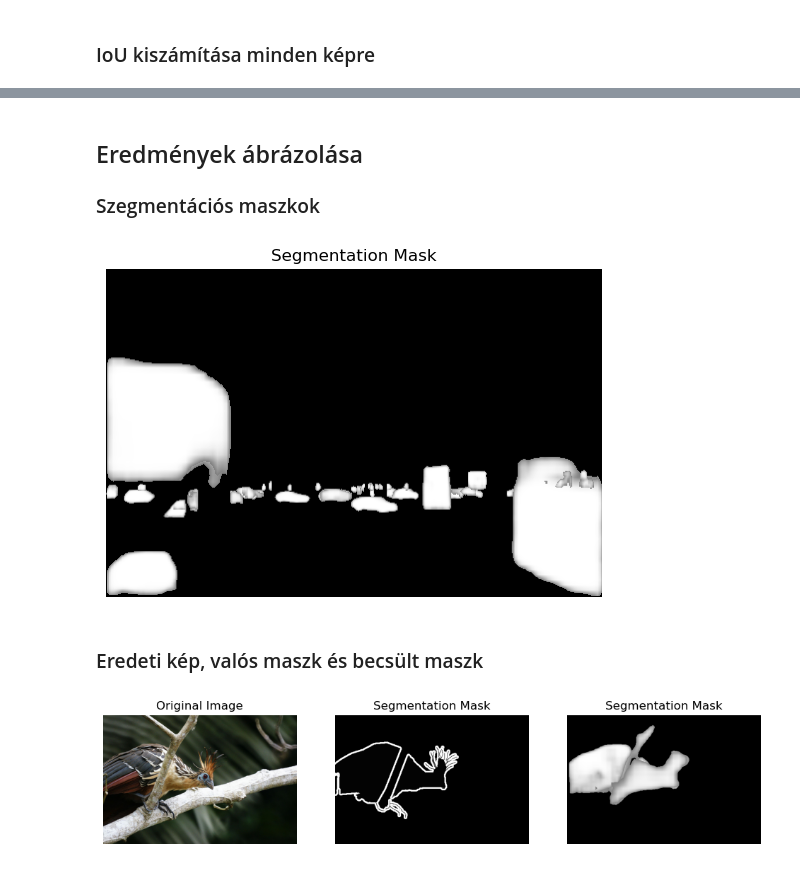
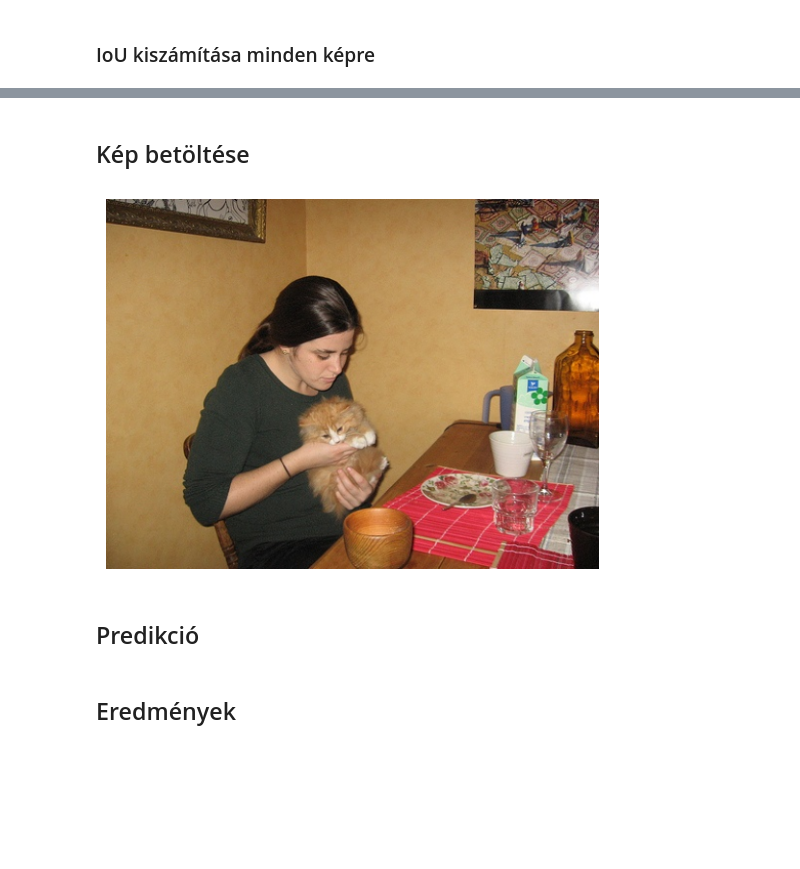
Before and after one commit to basictask/Intelligencia, a Jupyter notebook: 9_instance/code/9_code.ipynb, the cells around one changed output, grey strips where cells are left out. Saved outputs shown, nothing was run; the diff lists cells and outputs as text; code cells hidden in the pictures; blank space fills up the shorter version.

```diff
--- a/9_instance/code/9_code.ipynb
+++ b/9_instance/code/9_code.ipynb
@@ -130,0 +258,17 @@ print(f"Átlagos IoU: {round(average_iou * 100, 2)}%")
+# %% [markdown]
+## Kép betöltése
+# %%
+idx = 74
+base_dir = './data/VOCdevkit/VOC2012/JPEGImages/'
+filepath = os.path.join(base_dir, sorted(os.listdir(base_dir))[idx])
+img = cv2.imread(filepath)
+img = img[:, :, ::-1]
+img = imutils.resize(img, width=512)
+
+plt.imshow(img)
+plt.axis('off')
+plt.show()
+# %% [output]
+[figure, added]
+# %% [markdown]
+## Predikció
@@ -131,42 +286,2 @@ print(f"Átlagos IoU: {round(average_iou * 100, 2)}%")
 # %% [markdown]
-## Eredmények ábrázolása
-### Szegmentációs maszkok
+## Eredmények
-# %%
-# Extract the first mask
-test_mask = merge_masks(predictions[0]['prediction'][0]['masks'], cap=False)
-
-plt.imshow(test_mask, cmap='gray')
-plt.title("Segmentation Mask")
-plt.axis('off')  # Turn off axis numbers and labels
-plt.show()
-# %% [output]
-[figure, removed]
-# %% [markdown]
-### Eredeti kép, valós maszk és becsült maszk
-# %%
-idx = 2  # Itt lehet kép ID-t választani
-threshold = 0.5
-
-# Extract the first image and mask from the predictions
-image = predictions[idx]['image']
-mask = merge_masks(predictions[idx]['prediction'][0]['masks'], cap=False)
-
-fig, ax = plt.subplots(1, 3, figsize=(12, 6))  # Create a figure with two subplots
-
-# Display the original image
-ax[0].imshow(image.permute(1, 2, 0))
-ax[0].set_title("Original Image")
-ax[0].axis('off')  # Turn off axis numbers and labels
-
-ax[1].imshow(predictions[idx]['target'][0, :, :].numpy(), cmap='gray')
-ax[1].set_title("Segmentation Mask")
-ax[1].axis('off')  # Turn off axis numbers and labels
-
-# Display the binary mask
-ax[2].imshow(mask, cmap='gray')
-ax[2].set_title("Segmentation Mask")
-ax[2].axis('off')  # Turn off axis numbers and labels
-
-plt.show()
-# %% [output]
-[figure, removed]
```
Also changed, not shown: parts of 44 cells of this notebook, 3 other files.
